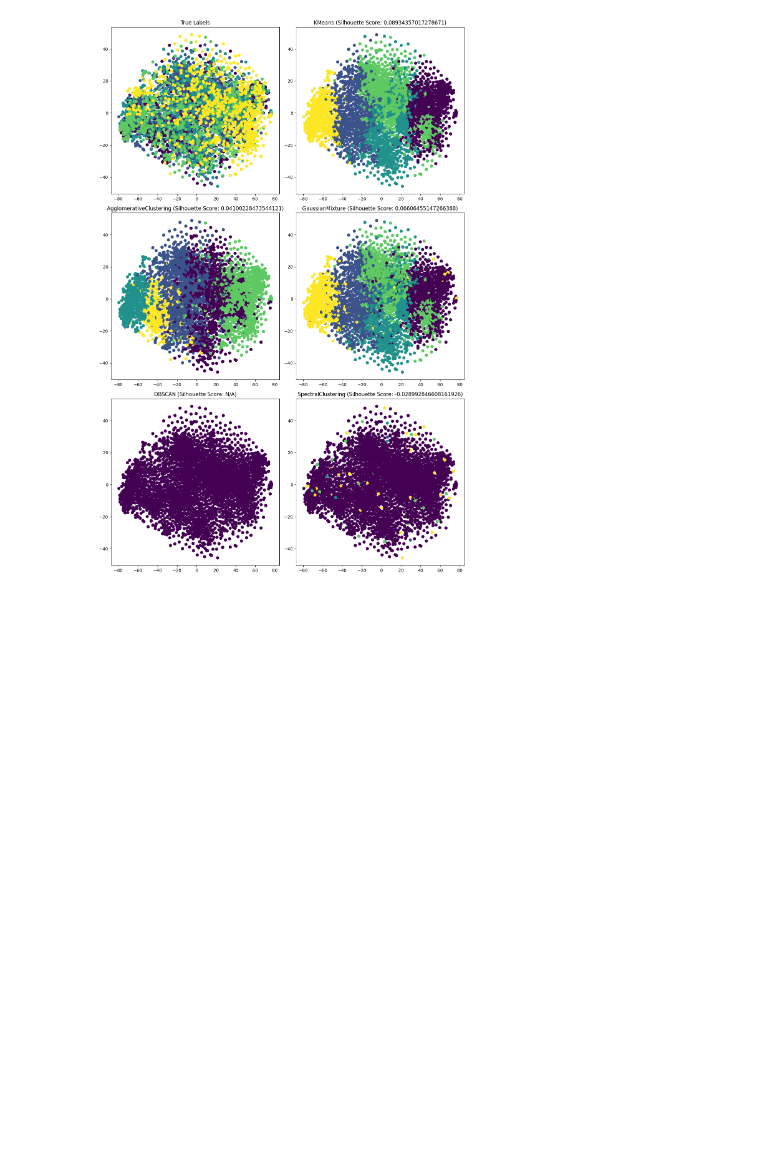
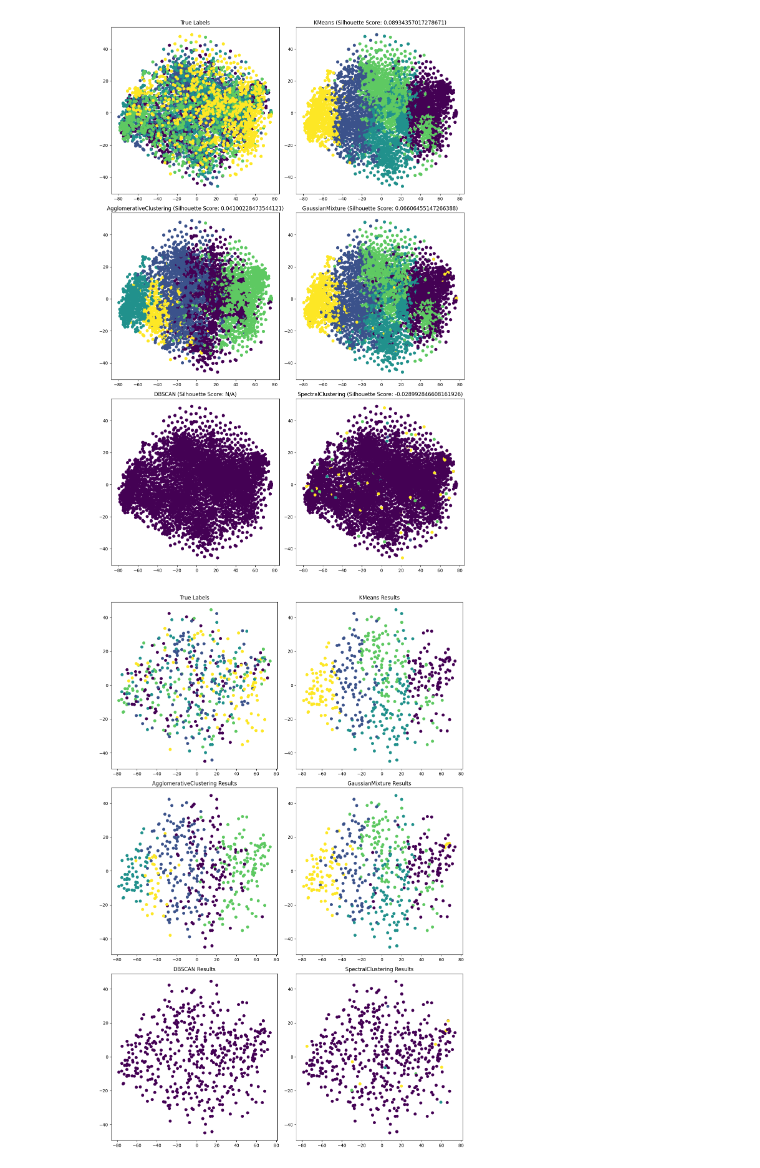
Before and after one commit to Harito97/AnimalClassifier, a Jupyter notebook: clustering/clustering.ipynb, the cells around one changed output. Drawn from its saved outputs; the diff is of its cells as text; code cells hidden in the pictures; blank space fills up the shorter version.

Commit message:
update clustering draw

```diff
--- a/clustering/clustering.ipynb
+++ b/clustering/clustering.ipynb
@@ -174,0 +150,39 @@ print("Test Accuracy:", accuracy_test)
+# %%
+import pandas as pd
+import numpy as np
+import matplotlib.pyplot as plt
+
+# Read the clustering results from the CSV files
+algorithm_names = ['True Label', 'KMeans', 'AgglomerativeClustering', 'GaussianMixture', 'DBSCAN', 'SpectralClustering']
+dfs = []
+df = pd.read_csv('data_tsne.csv')
+dfs.append(df)
+
+for algorithm_name in algorithm_names[1:]:
+    df = pd.read_csv(f'{algorithm_name}_clustering_results.csv')
+    dfs.append(df)
+
+# Select 500 random data points
+selected_indices = np.random.choice(len(dfs[0]), size=500, replace=False)
+
+# Get the selected data points for each algorithm
+selected_data_points = []
+for df in dfs:
+    selected_data_points.append(df.iloc[selected_indices])
+
+# Plot the results
+fig, axs = plt.subplots(3, 2, figsize=(12, 18))
+
+for i, (algorithm_name, data_points) in enumerate(zip(algorithm_names, selected_data_points), start=0):
+    # Plot the results
+    if algorithm_name == 'True Label':
+        axs[i // 2, i % 2].scatter(data_points['tsne-2d-one'], data_points['tsne-2d-two'], c=data_points['label'])
+        axs[i // 2, i % 2].set_title('True Labels')
+    else:
+        axs[i // 2, i % 2].scatter(data_points['tsne-2d-one'], data_points['tsne-2d-two'], c=data_points['cluster'])
+        axs[i // 2, i % 2].set_title(f'{algorithm_name} Results')
+
+plt.tight_layout()
+plt.show()
+# %% [output]
+[figure, added]
```
Also changed, not shown: parts of 2 cells of this notebook, 2 other files.
